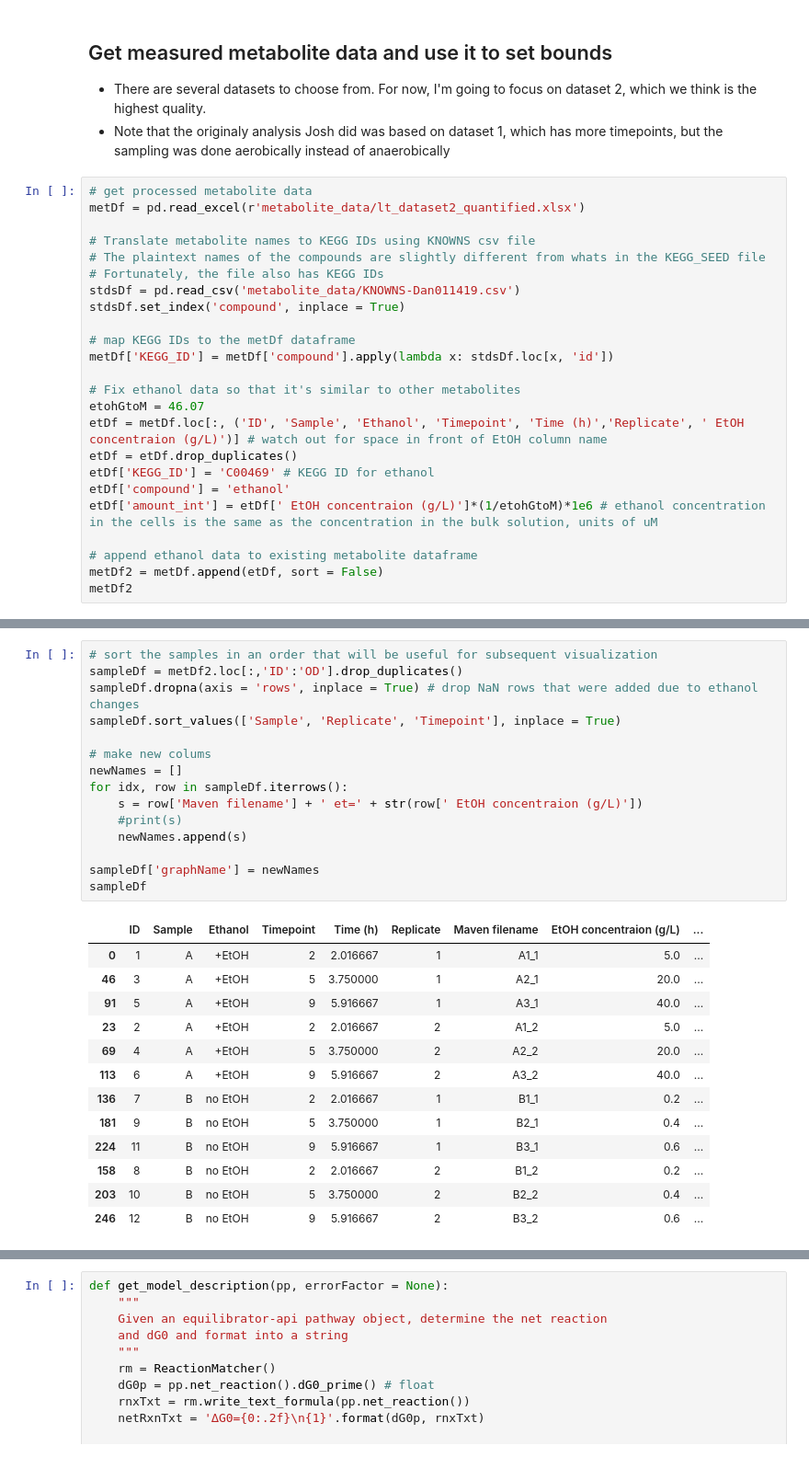
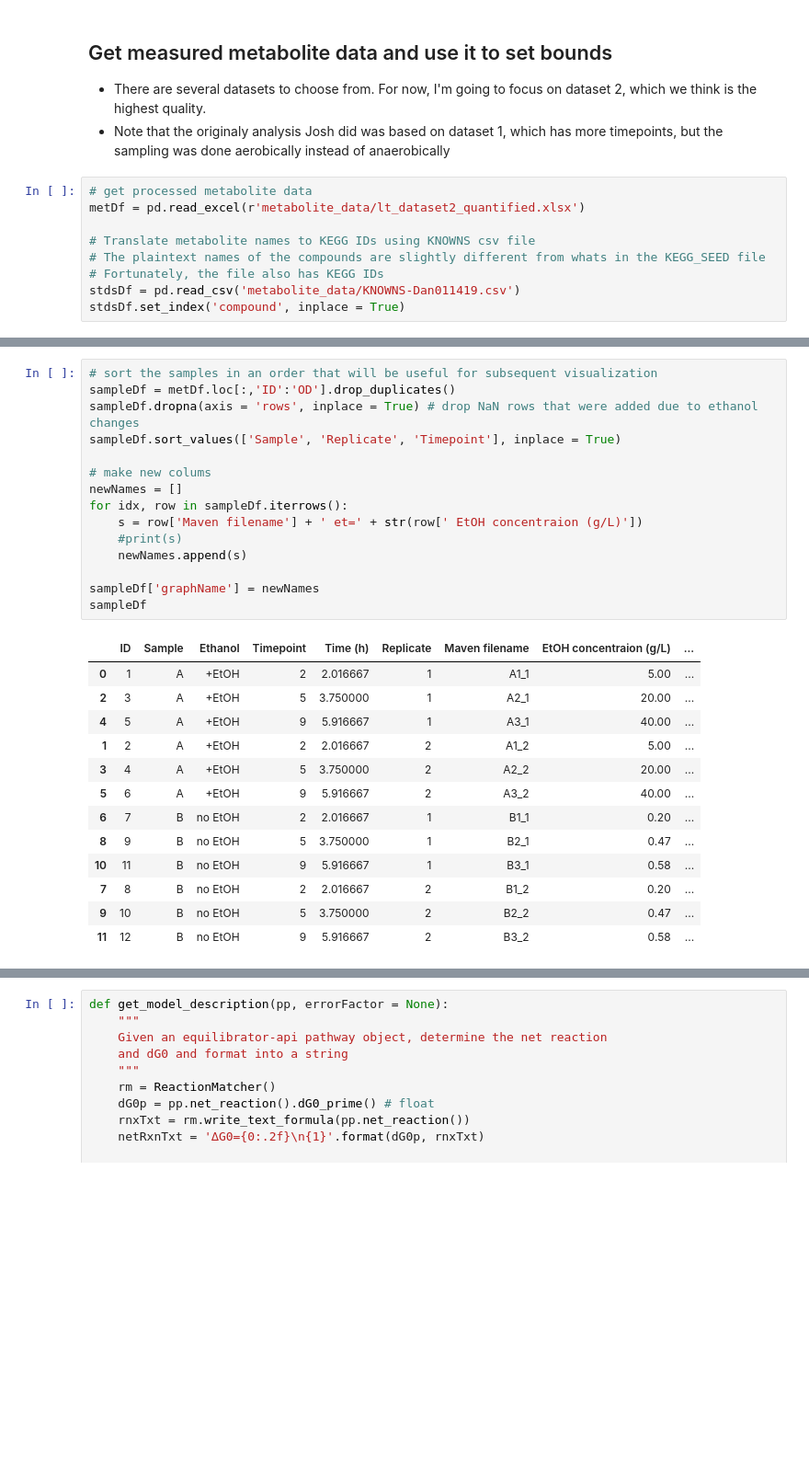
Before and after one commit to satyakamdash/Ctherm_thermo, a Jupyter notebook: Analyzing_metabolites_DO.ipynb, the cells around one changed output, grey strips where cells are left out. Shown at 92% size. Drawn from its saved outputs; the diff is of its cells as text; blank space fills up the shorter version.

```diff
--- a/Analyzing_metabolites_DO.ipynb
+++ b/Analyzing_metabolites_DO.ipynb
@@ -157,18 +160,3 @@ metDf = pd.read_excel(r'metabolite_data/lt_dataset2_quantified.xlsx')
 # Fortunately, the file also has KEGG IDs
 stdsDf = pd.read_csv('metabolite_data/KNOWNS-Dan011419.csv')
 stdsDf.set_index('compound', inplace = True)
-
-# map KEGG IDs to the metDf dataframe
-metDf['KEGG_ID'] = metDf['compound'].apply(lambda x: stdsDf.loc[x, 'id'])
-
-# Fix ethanol data so that it's similar to other metabolites
-etohGtoM = 46.07
-etDf = metDf.loc[:, ('ID', 'Sample', 'Ethanol', 'Timepoint', 'Time (h)','Replicate', ' EtOH concentraion (g/L)')] # watch out for space in front of EtOH column name
-etDf = etDf.drop_duplicates()
-etDf['KEGG_ID'] = 'C00469' # KEGG ID for ethanol
-etDf['compound'] = 'ethanol'
-etDf['amount_int'] = etDf[' EtOH concentraion (g/L)']*(1/etohGtoM)*1e6 # ethanol concentration in the cells is the same as the concentration in the bulk solution, units of uM
-
-# append ethanol data to existing metabolite dataframe
-metDf2 = metDf.append(etDf, sort = False)
-metDf2
@@ -203,29 +172,29 @@ metDf2.loc[metDf2['compound'] == 'GTP',:]
 # %%
 # sort the samples in an order that will be useful for subsequent visualization
-sampleDf = metDf2.loc[:,'ID':'OD'].drop_duplicates()
+sampleDf = metDf.loc[:,'ID':'OD'].drop_duplicates()
 sampleDf.dropna(axis = 'rows', inplace = True) # drop NaN rows that were added due to ethanol changes
 sampleDf.sort_values(['Sample', 'Replicate', 'Timepoint'], inplace = True)
 
 # make new colums
 newNames = []
 for idx, row in sampleDf.iterrows():
     s = row['Maven filename'] + ' et=' + str(row[' EtOH concentraion (g/L)'])
     #print(s)
     newNames.append(s)
 
 sampleDf['graphName'] = newNames
 sampleDf
 # %% [output]
 |  | ID | Sample | Ethanol | Timepoint | Time (h) | Replicate | Maven filename | EtOH concentraion (g/L) | ... |
-| 0 | 1 | A | +EtOH | 2 | 2.016667 | 1 | A1_1 | 5.0 | ... |
-| 46 | 3 | A | +EtOH | 5 | 3.750000 | 1 | A2_1 | 20.0 | ... |
-| 91 | 5 | A | +EtOH | 9 | 5.916667 | 1 | A3_1 | 40.0 | ... |
-| 23 | 2 | A | +EtOH | 2 | 2.016667 | 2 | A1_2 | 5.0 | ... |
-| 69 | 4 | A | +EtOH | 5 | 3.750000 | 2 | A2_2 | 20.0 | ... |
-| 113 | 6 | A | +EtOH | 9 | 5.916667 | 2 | A3_2 | 40.0 | ... |
-| 136 | 7 | B | no EtOH | 2 | 2.016667 | 1 | B1_1 | 0.2 | ... |
-| 181 | 9 | B | no EtOH | 5 | 3.750000 | 1 | B2_1 | 0.4 | ... |
-| 224 | 11 | B | no EtOH | 9 | 5.916667 | 1 | B3_1 | 0.6 | ... |
-| 158 | 8 | B | no EtOH | 2 | 2.016667 | 2 | B1_2 | 0.2 | ... |
-| 203 | 10 | B | no EtOH | 5 | 3.750000 | 2 | B2_2 | 0.4 | ... |
-| 246 | 12 | B | no EtOH | 9 | 5.916667 | 2 | B3_2 | 0.6 | ... |
+| 0 | 1 | A | +EtOH | 2 | 2.016667 | 1 | A1_1 | 5.00 | ... |
+| 2 | 3 | A | +EtOH | 5 | 3.750000 | 1 | A2_1 | 20.00 | ... |
+| 4 | 5 | A | +EtOH | 9 | 5.916667 | 1 | A3_1 | 40.00 | ... |
+| 1 | 2 | A | +EtOH | 2 | 2.016667 | 2 | A1_2 | 5.00 | ... |
+| 3 | 4 | A | +EtOH | 5 | 3.750000 | 2 | A2_2 | 20.00 | ... |
+| 5 | 6 | A | +EtOH | 9 | 5.916667 | 2 | A3_2 | 40.00 | ... |
+| 6 | 7 | B | no EtOH | 2 | 2.016667 | 1 | B1_1 | 0.20 | ... |
+| 8 | 9 | B | no EtOH | 5 | 3.750000 | 1 | B2_1 | 0.47 | ... |
+| 10 | 11 | B | no EtOH | 9 | 5.916667 | 1 | B3_1 | 0.58 | ... |
+| 7 | 8 | B | no EtOH | 2 | 2.016667 | 2 | B1_2 | 0.20 | ... |
+| 9 | 10 | B | no EtOH | 5 | 3.750000 | 2 | B2_2 | 0.47 | ... |
+| 11 | 12 | B | no EtOH | 9 | 5.916667 | 2 | B3_2 | 0.58 | ... |
```
Also changed, not shown: parts of 19 cells of this notebook.
